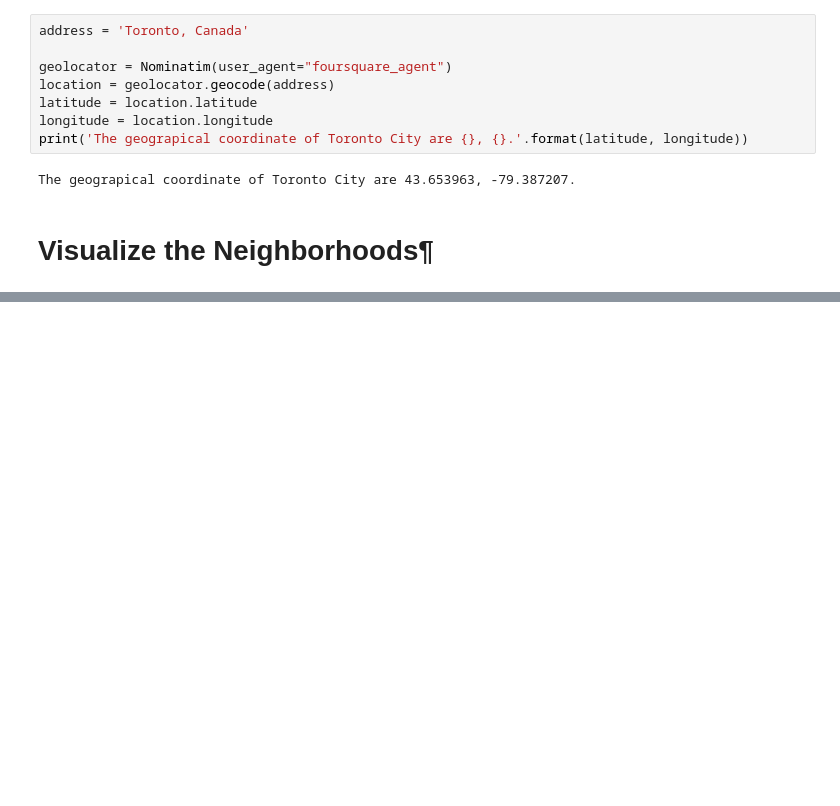
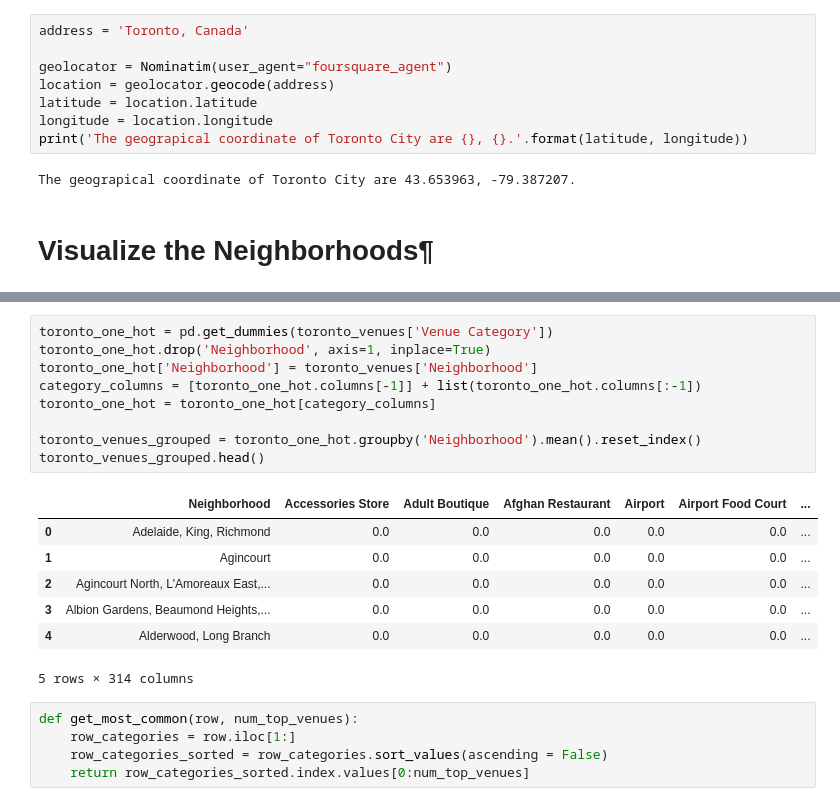
Before and after one commit to Narita1508/Coursera_Capstone, a Jupyter notebook: Capstone Project.ipynb, the cells around one changed output, grey strips where cells are left out. Saved outputs shown, nothing was run; the diff lists cells and outputs as text; blank space fills up the shorter version.

```diff
--- a/Capstone Project.ipynb
+++ b/Capstone Project.ipynb
@@ -151,0 +428,22 @@ NameError: name 'folium' is not defined
+# %%
+toronto_one_hot = pd.get_dummies(toronto_venues['Venue Category'])
+toronto_one_hot.drop('Neighborhood', axis=1, inplace=True)
+toronto_one_hot['Neighborhood'] = toronto_venues['Neighborhood']
+category_columns = [toronto_one_hot.columns[-1]] + list(toronto_one_hot.columns[:-1])
+toronto_one_hot = toronto_one_hot[category_columns]
+
+toronto_venues_grouped = toronto_one_hot.groupby('Neighborhood').mean().reset_index()
+toronto_venues_grouped.head()
+# %% [output]
+|  | Neighborhood | Accessories Store | Adult Boutique | Afghan Restaurant | Airport | Airport Food Court | ... |
+| 0 | Adelaide, King, Richmond | 0.0 | 0.0 | 0.0 | 0.0 | 0.0 | ... |
+| 1 | Agincourt | 0.0 | 0.0 | 0.0 | 0.0 | 0.0 | ... |
+| 2 | Agincourt North, L'Amoreaux East,... | 0.0 | 0.0 | 0.0 | 0.0 | 0.0 | ... |
+| 3 | Albion Gardens, Beaumond Heights,... | 0.0 | 0.0 | 0.0 | 0.0 | 0.0 | ... |
+| 4 | Alderwood, Long Branch | 0.0 | 0.0 | 0.0 | 0.0 | 0.0 | ... |
+5 rows × 314 columns
+# %%
+def get_most_common(row, num_top_venues):
+    row_categories = row.iloc[1:]
+    row_categories_sorted = row_categories.sort_values(ascending = False)
+    return row_categories_sorted.index.values[0:num_top_venues]
```
Also changed, not shown: parts of 26 cells of this notebook.
